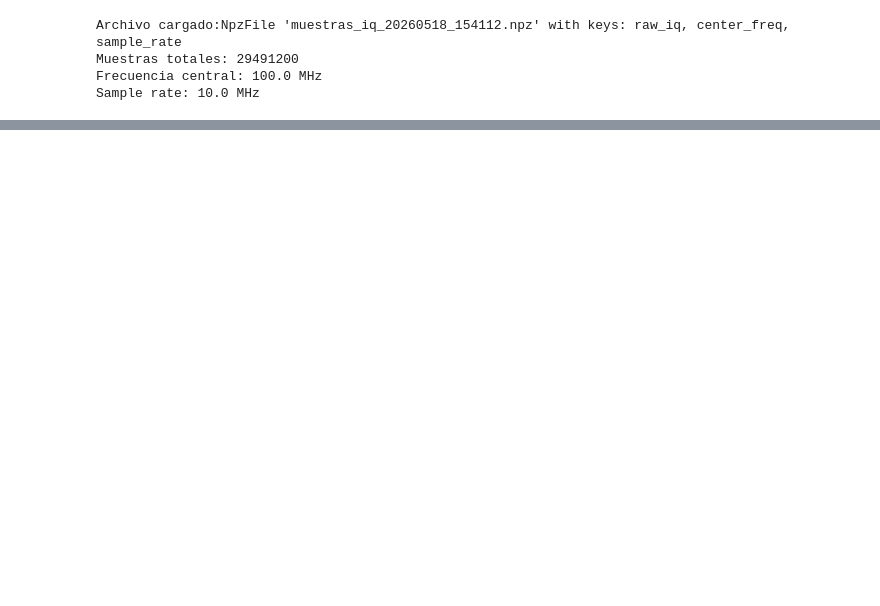
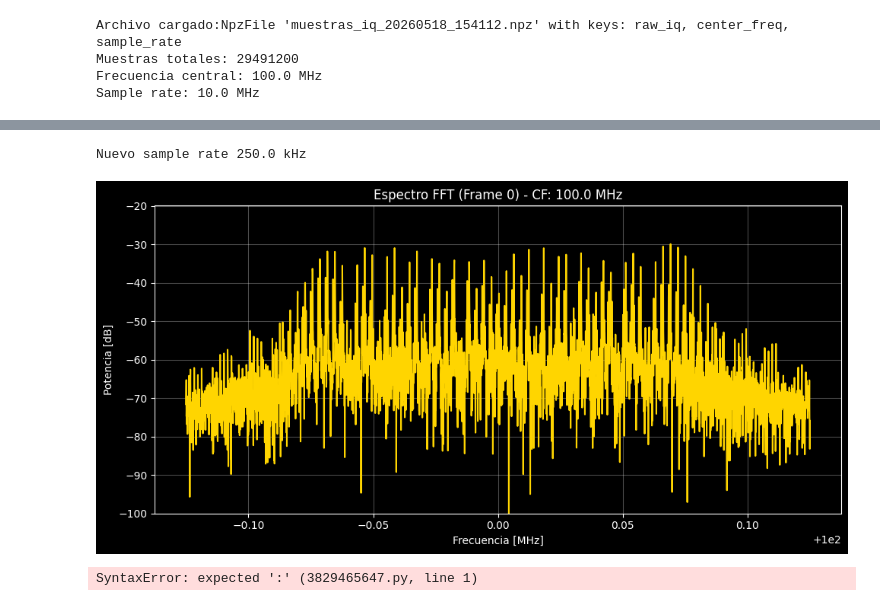
Before and after one commit to alandanastasio/demodulador, a Jupyter notebook: demodulación_experimental.ipynb, the cells around one changed output, grey strips where cells are left out. Cells and saved outputs as stored; diff of their text form; code cells hidden in the pictures; blank space fills up the shorter version.

Commit message:
se demodulo, hay que seguir tocandolo

```diff
--- a/demodulación_experimental.ipynb
+++ b/demodulación_experimental.ipynb
@@ -75,0 +83,20 @@ plot_fft(muestras_iq,cf,sr,4096,0)
+# %%
+down_factor = sr/250e3 #40 si sr = 10MHz
+muestras_resamp = dsp.resample_poly(muestras_filt, up=1, down=down_factor, window=('kaiser', 8.6))
+sr_resamp=sr/down_factor
+
+print("Nuevo sample rate",sr_resamp/1e3,"kHz")
+
+plot_fft(muestras_resamp,cf,sr_resamp)
+# %% [output]
+Nuevo sample rate 250.0 kHz
+[figure, added]
+# %%
+def FM_demod(señal,sr):
+    return np.angle(señal[:-1]*np.conjugate(señal[1:]))*sr/(2*np.pi)
+
+msj=FM_demod(muestras_resamp,sr_resamp)
+
+plot_fft(msj,cf,sr_resamp)
+# %% [output]
+SyntaxError: expected ':' (3829465647.py, line 1)
```
Also changed, not shown: parts of 3 cells of this notebook.
